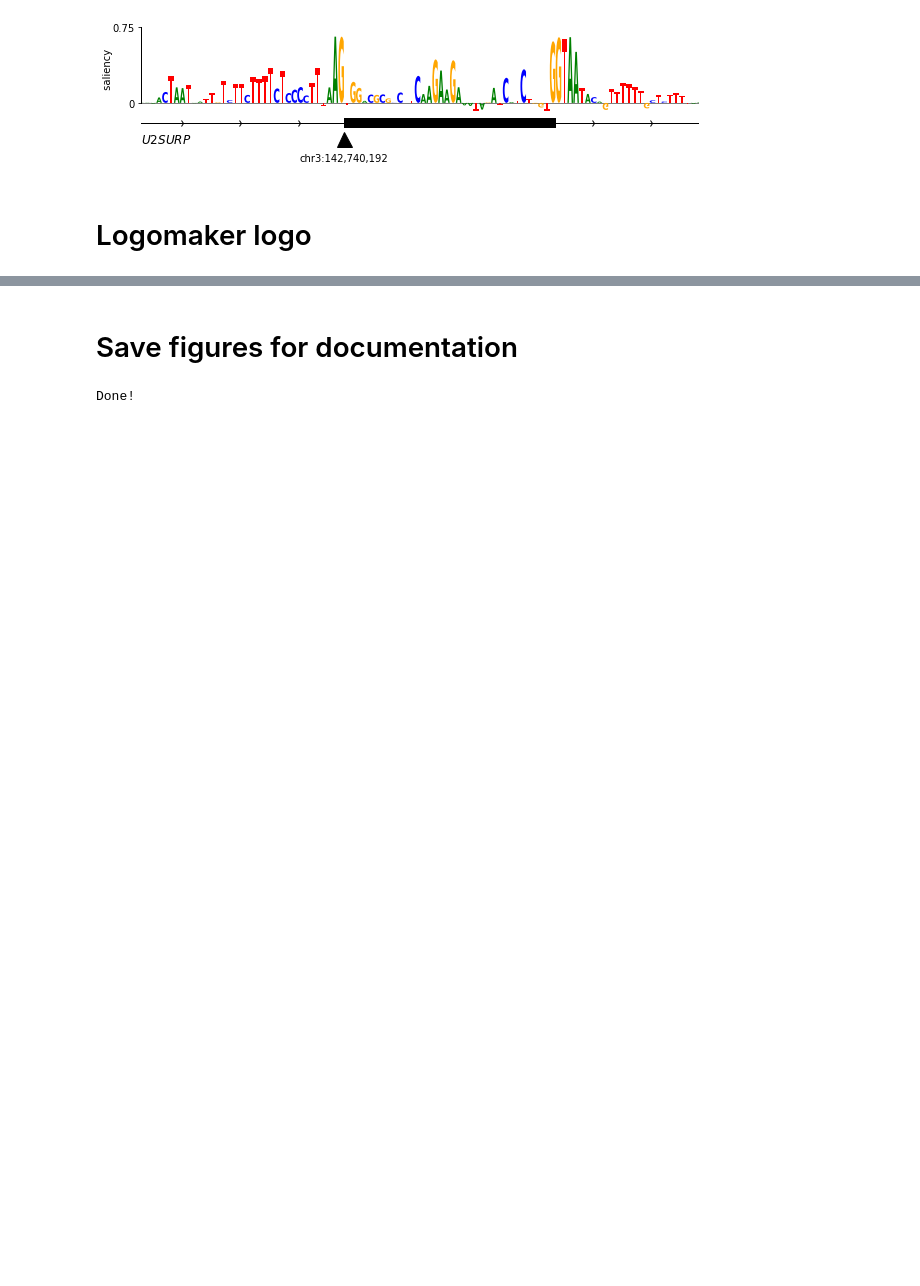
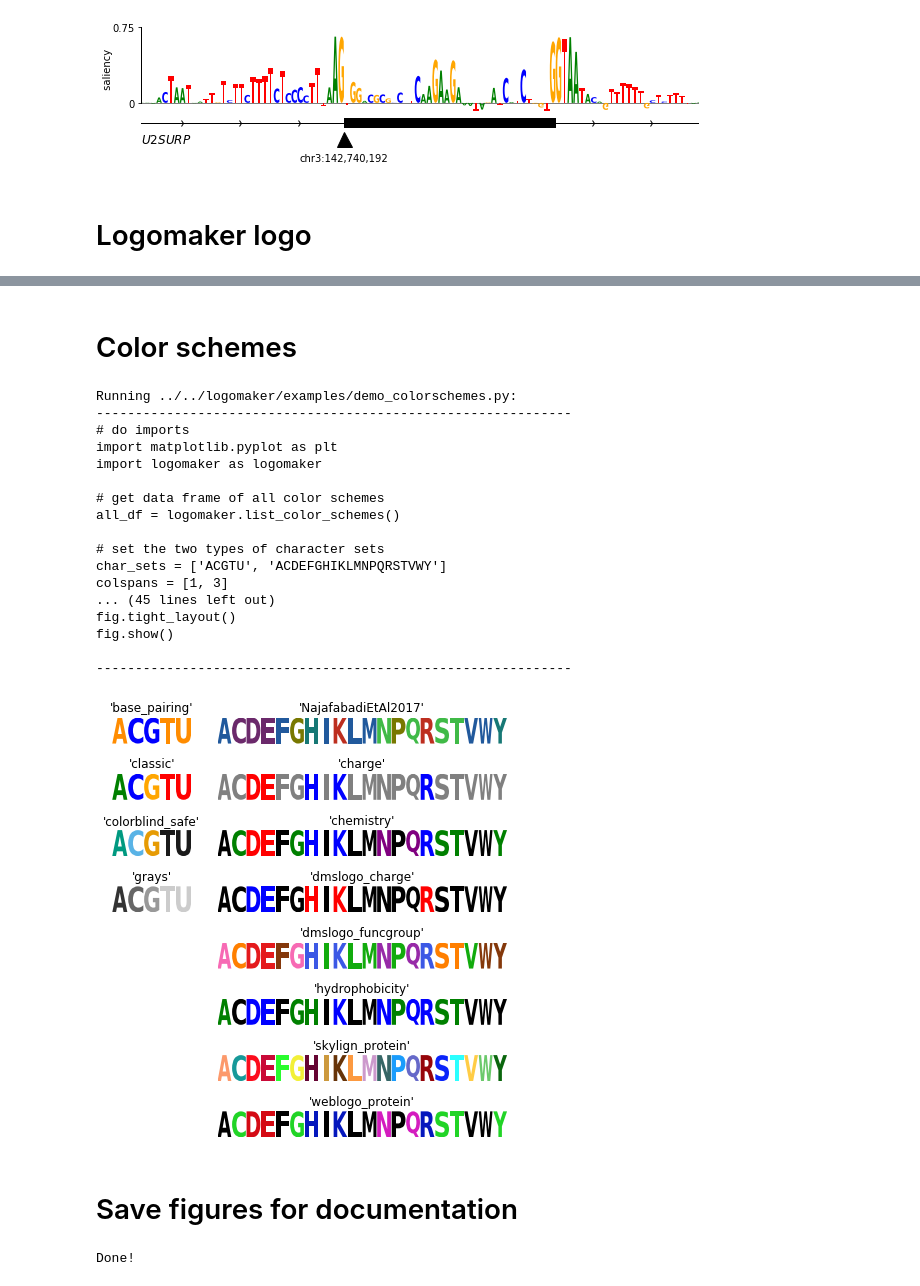
Before and after one commit to jbkinney/logomaker, a Jupyter notebook: logomaker/examples/examples.ipynb, the cells around one changed output, grey strips where cells are left out. Cells and saved outputs as stored; diff of their text form; code cells hidden in the pictures; blank space fills up the shorter version.

Commit message:
added 'demo_colorschemes.py' to examples and to documentation.

```diff
--- a/logomaker/examples/examples.ipynb
+++ b/logomaker/examples/examples.ipynb
@@ -148,5 +148,28 @@ plt.show()
 -------------------------------------------------------------
 [figure]
+# %% [markdown]
+# Color schemes
+# %%
+colorschemes_fig = logomaker.demo('colorschemes')
+# %% [output]
+Running ../../logomaker/examples/demo_colorschemes.py:
+-------------------------------------------------------------
+# do imports
+import matplotlib.pyplot as plt
+import logomaker as logomaker
+
+# get data frame of all color schemes
+all_df = logomaker.list_color_schemes()
+
+# set the two types of character sets
+char_sets = ['ACGTU', 'ACDEFGHIKLMNPQRSTVWY']
+colspans = [1, 3]
+... (45 lines left out)
+fig.tight_layout()
+fig.show()
+
+-------------------------------------------------------------
+[figure, added]
 # %% [markdown]
 # Save figures for documentation
 # %%
```
Also changed, not shown: parts of 7 cells of this notebook, 13 other files.
